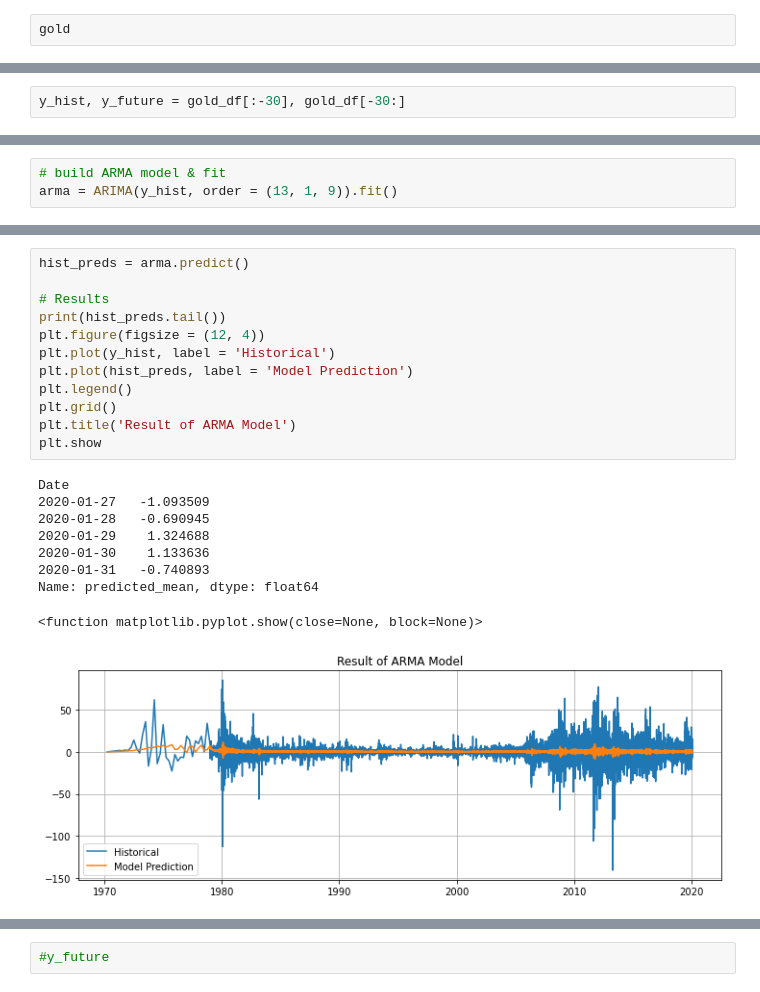
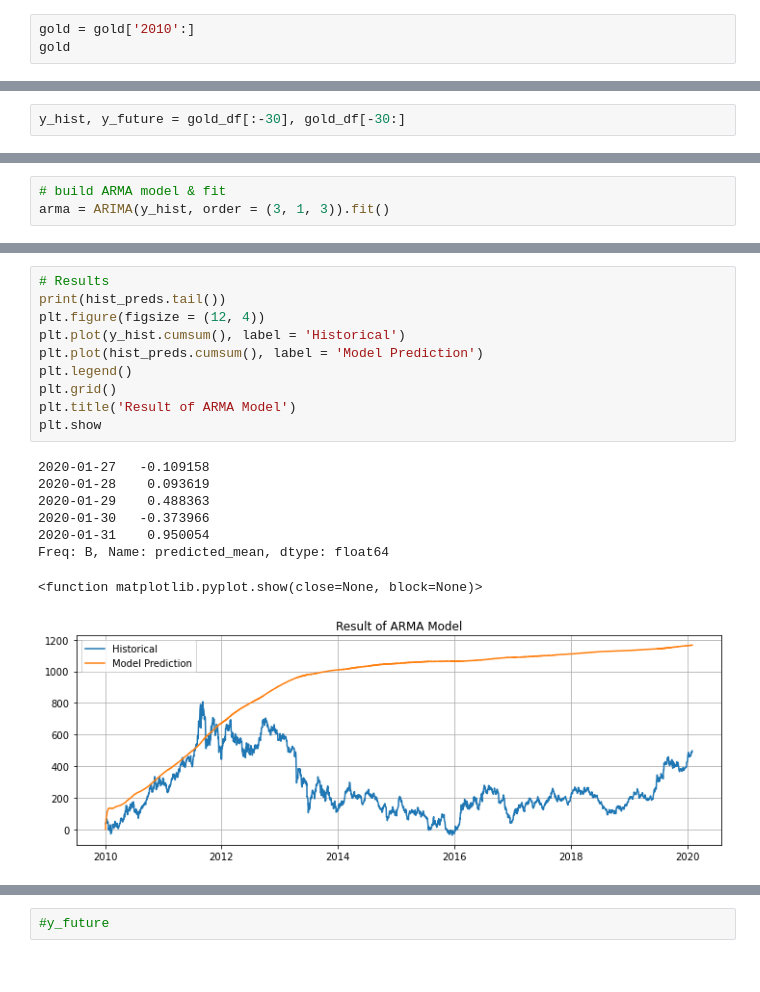
Before and after one commit to Aykan-Hub/ML-AI-Education, a Jupyter notebook: Berkeley/module10/Try-it_10_3/try-it-10.3.Aykan.ipynb, the cells around one changed output, grey strips where cells are left out. Cells and saved outputs as stored; diff of their text form.

```diff
--- a/Berkeley/module10/Try-it_10_3/try-it-10.3.Aykan.ipynb
+++ b/Berkeley/module10/Try-it_10_3/try-it-10.3.Aykan.ipynb
@@ -99,6 +99,7 @@ Data columns (total 1 columns):
 dtypes: float64(1)
 memory usage: 168.5 KB
 # %%
+gold = gold['2010':]
 gold
 # %% [output]
 |  | Value |
@@ -215,3 +230,3 @@ plt.show
 # %%
 # build ARMA model & fit
-arma = ARIMA(y_hist, order = (13, 1, 9)).fit()
+arma = ARIMA(y_hist, order = (3, 1, 3)).fit()
@@ -218,25 +250,22 @@ arma = ARIMA(y_hist, order = (13, 1, 9)).fit()
 # %%
-hist_preds = arma.predict()
-
 # Results
 print(hist_preds.tail())
 plt.figure(figsize = (12, 4))
-plt.plot(y_hist, label = 'Historical')
-plt.plot(hist_preds, label = 'Model Prediction')
+plt.plot(y_hist.cumsum(), label = 'Historical')
+plt.plot(hist_preds.cumsum(), label = 'Model Prediction')
 plt.legend()
 plt.grid()
 plt.title('Result of ARMA Model')
 plt.show
 # %% [output]
-Date
-2020-01-27   -1.093509
-2020-01-28   -0.690945
-2020-01-29    1.324688
-2020-01-30    1.133636
-2020-01-31   -0.740893
-Name: predicted_mean, dtype: float64
+2020-01-27   -0.109158
+2020-01-28    0.093619
+2020-01-29    0.488363
+2020-01-30   -0.373966
+2020-01-31    0.950054
+Freq: B, Name: predicted_mean, dtype: float64
 <function matplotlib.pyplot.show(close=None, block=None)>
-[figure, old version]
+[figure, new version]
 # %%
 # forecast
 forecast = arma.forecast(len(y_future))
```
Also changed, not shown: parts of 16 cells of this notebook, 15 other files.
